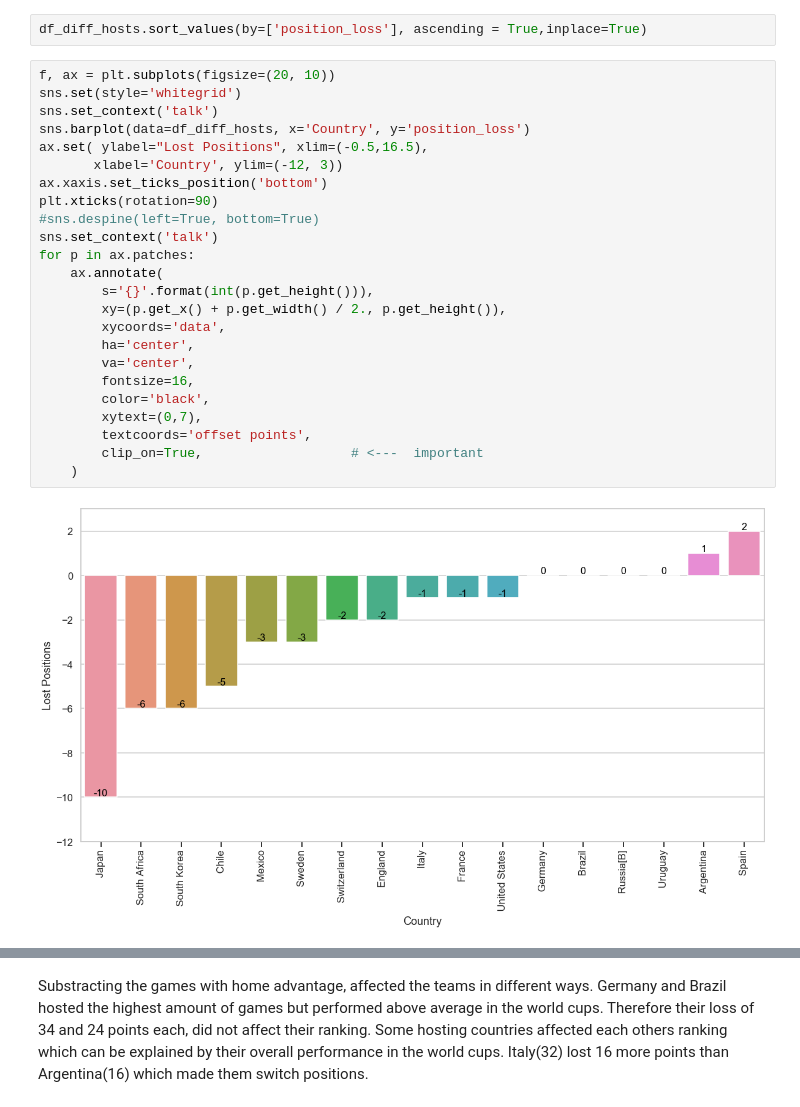
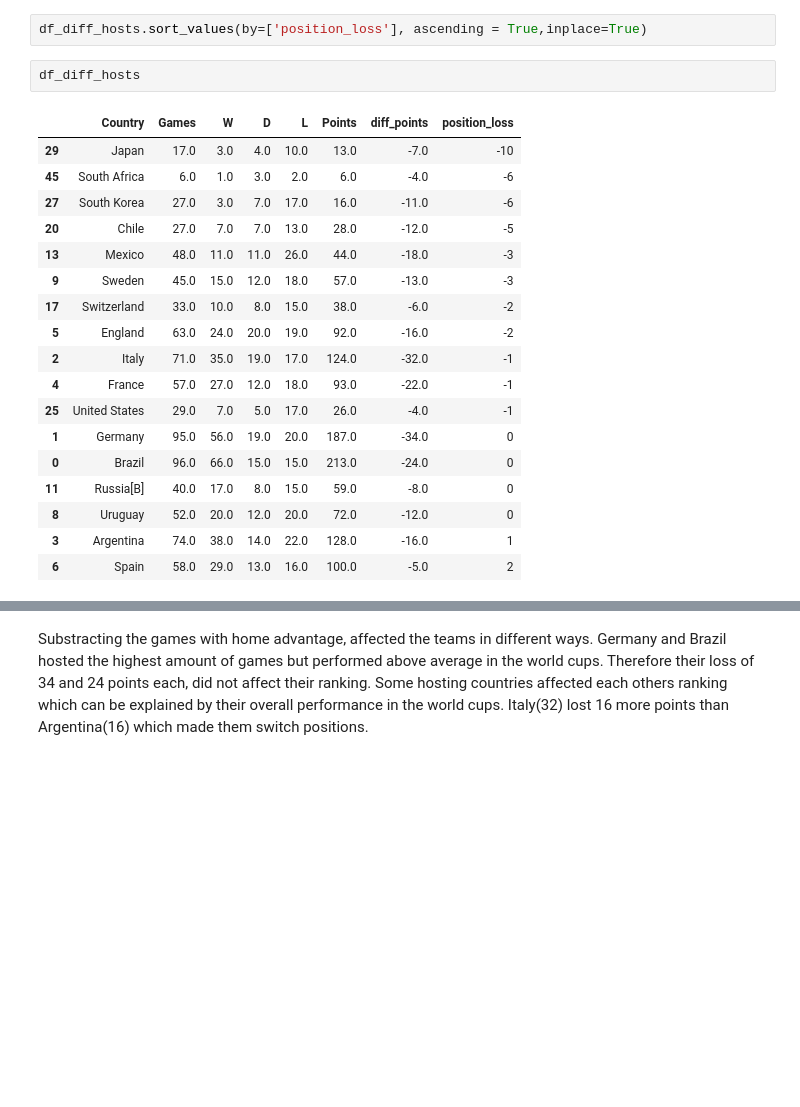
Before and after one commit to nichohelmut/Write-a-Data-Science-Blog-Post, a Jupyter notebook: Data Science Blog Post.ipynb, the cells around one changed output, grey strips where cells are left out. Saved outputs shown, nothing was run; the diff lists cells and outputs as text; blank space fills up the shorter version.

```diff
--- a/Data Science Blog Post.ipynb
+++ b/Data Science Blog Post.ipynb
@@ -419,28 +430,23 @@ for p in ax.patches:
 # %%
 df_diff_hosts.sort_values(by=['position_loss'], ascending = True,inplace=True)
-# %%
-f, ax = plt.subplots(figsize=(20, 10))
-sns.set(style='whitegrid')
-sns.set_context('talk')
-sns.barplot(data=df_diff_hosts, x='Country', y='position_loss')
-ax.set( ylabel="Lost Positions", xlim=(-0.5,16.5),
-       xlabel='Country', ylim=(-12, 3))
-ax.xaxis.set_ticks_position('bottom')
-plt.xticks(rotation=90)
-#sns.despine(left=True, bottom=True)
-sns.set_context('talk')
-for p in ax.patches:
-    ax.annotate(
-        s='{}'.format(int(p.get_height())),
-        xy=(p.get_x() + p.get_width() / 2., p.get_height()),
-        xycoords='data',
-        ha='center',
-        va='center',
-        fontsize=16,
-        color='black',
-        xytext=(0,7),
-        textcoords='offset points',
-        clip_on=True,                   # <---  important
-    )
-# %% [output]
-[figure, removed]
+# %%
+df_diff_hosts
+# %% [output]
+|  | Country | Games | W | D | L | Points | diff_points | position_loss |
+| 29 | Japan | 17.0 | 3.0 | 4.0 | 10.0 | 13.0 | -7.0 | -10 |
+| 45 | South Africa | 6.0 | 1.0 | 3.0 | 2.0 | 6.0 | -4.0 | -6 |
+| 27 | South Korea | 27.0 | 3.0 | 7.0 | 17.0 | 16.0 | -11.0 | -6 |
+| 20 | Chile | 27.0 | 7.0 | 7.0 | 13.0 | 28.0 | -12.0 | -5 |
+| 13 | Mexico | 48.0 | 11.0 | 11.0 | 26.0 | 44.0 | -18.0 | -3 |
+| 9 | Sweden | 45.0 | 15.0 | 12.0 | 18.0 | 57.0 | -13.0 | -3 |
+| 17 | Switzerland | 33.0 | 10.0 | 8.0 | 15.0 | 38.0 | -6.0 | -2 |
+| 5 | England | 63.0 | 24.0 | 20.0 | 19.0 | 92.0 | -16.0 | -2 |
+| 2 | Italy | 71.0 | 35.0 | 19.0 | 17.0 | 124.0 | -32.0 | -1 |
+| 4 | France | 57.0 | 27.0 | 12.0 | 18.0 | 93.0 | -22.0 | -1 |
+| 25 | United States | 29.0 | 7.0 | 5.0 | 17.0 | 26.0 | -4.0 | -1 |
+| 1 | Germany | 95.0 | 56.0 | 19.0 | 20.0 | 187.0 | -34.0 | 0 |
+| 0 | Brazil | 96.0 | 66.0 | 15.0 | 15.0 | 213.0 | -24.0 | 0 |
+| 11 | Russia[B] | 40.0 | 17.0 | 8.0 | 15.0 | 59.0 | -8.0 | 0 |
+| 8 | Uruguay | 52.0 | 20.0 | 12.0 | 20.0 | 72.0 | -12.0 | 0 |
+| 3 | Argentina | 74.0 | 38.0 | 14.0 | 22.0 | 128.0 | -16.0 | 1 |
+| 6 | Spain | 58.0 | 29.0 | 13.0 | 16.0 | 100.0 | -5.0 | 2 |
```
Also changed, not shown: parts of 9 cells of this notebook.
